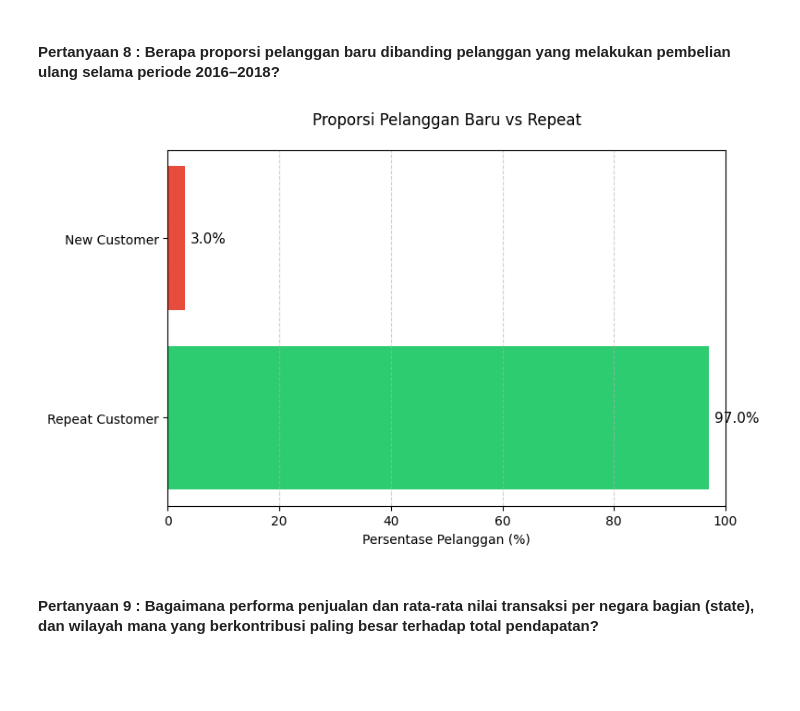
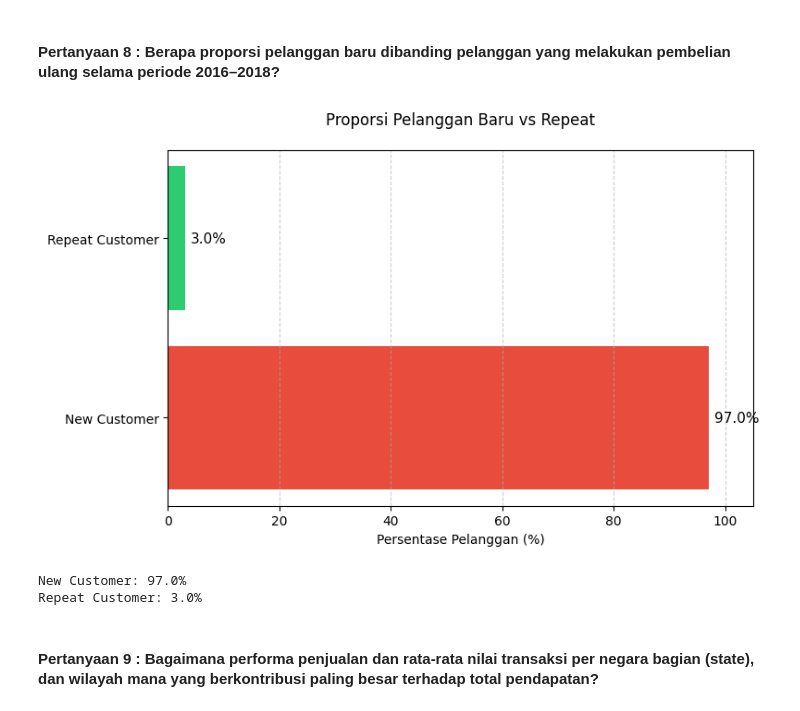
Before and after one commit to fiyandamamuri/e-commerce_public_datasets_analysis, a Jupyter notebook: notebook-copy.ipynb, the cells around one changed output. Cells and saved outputs as stored; diff of their text form; code cells hidden in the pictures; blank space fills up the shorter version.

```diff
--- a/notebook-copy.ipynb
+++ b/notebook-copy.ipynb
@@ -1273,29 +1290,41 @@ plt.show()
 # %%
 # Proporsi pelanggan baru vs repeat
 purchase_count = merged_data.groupby('customer_unique_id')['order_id'].nunique()
 new_vs_repeat = (purchase_count > 1).value_counts(normalize=True) * 100
 
-# Siapkan data dan label
-labels = ['Repeat Customer', 'New Customer'] if True in new_vs_repeat.index else ['New Customer', 'Repeat Customer']
-values = new_vs_repeat.values
+# PERBAIKAN: Pastikan mapping yang benar antara True/False dengan label
+# True = Repeat Customer (lebih dari 1 pembelian)
+# False = New Customer (hanya 1 pembelian)
+repeat_pct = new_vs_repeat.get(True, 0)  # Pelanggan dengan >1 pembelian
+new_pct = new_vs_repeat.get(False, 0)     # Pelanggan dengan 1 pembelian
+
+# Siapkan data dengan urutan yang jelas
+labels = ['New Customer', 'Repeat Customer']
+values = [new_pct, repeat_pct]
 
 # Visualisasi Bar Chart
 plt.figure(figsize=(8, 5))
-bars = plt.barh(labels, values, color=['#2ecc71', '#e74c3c'])
+bars = plt.barh(labels, values, color=['#e74c3c', '#2ecc71'])
 
 # Label angka pada ujung bar
 for bar in bars:
     plt.text(bar.get_width() + 1, bar.get_y() + bar.get_height()/2,
              f'{bar.get_width():.1f}%', va='center', fontsize=11)
 
 plt.xlabel('Persentase Pelanggan (%)')
 plt.title('Proporsi Pelanggan Baru vs Repeat', pad=20)
-plt.xlim(0, 100)
+plt.xlim(0, 105)  # Sedikit diperlebar agar label tidak terpotong
 plt.grid(axis='x', linestyle='--', alpha=0.6)
 plt.tight_layout()
 plt.show()
+
+# OPTIONAL: Print untuk verifikasi
+print(f"New Customer: {new_pct:.1f}%")
+print(f"Repeat Customer: {repeat_pct:.1f}%")
 # %% [output]
-[figure, old version]
+[figure, new version]
+New Customer: 97.0%
+Repeat Customer: 3.0%
 # %% [markdown]
 #### Pertanyaan 9 : Bagaimana performa penjualan dan rata-rata nilai transaksi per negara bagian (state), dan wilayah mana yang berkontribusi paling besar terhadap total pendapatan?
 # %%
```
Also changed, not shown: parts of 12 cells of this notebook.
